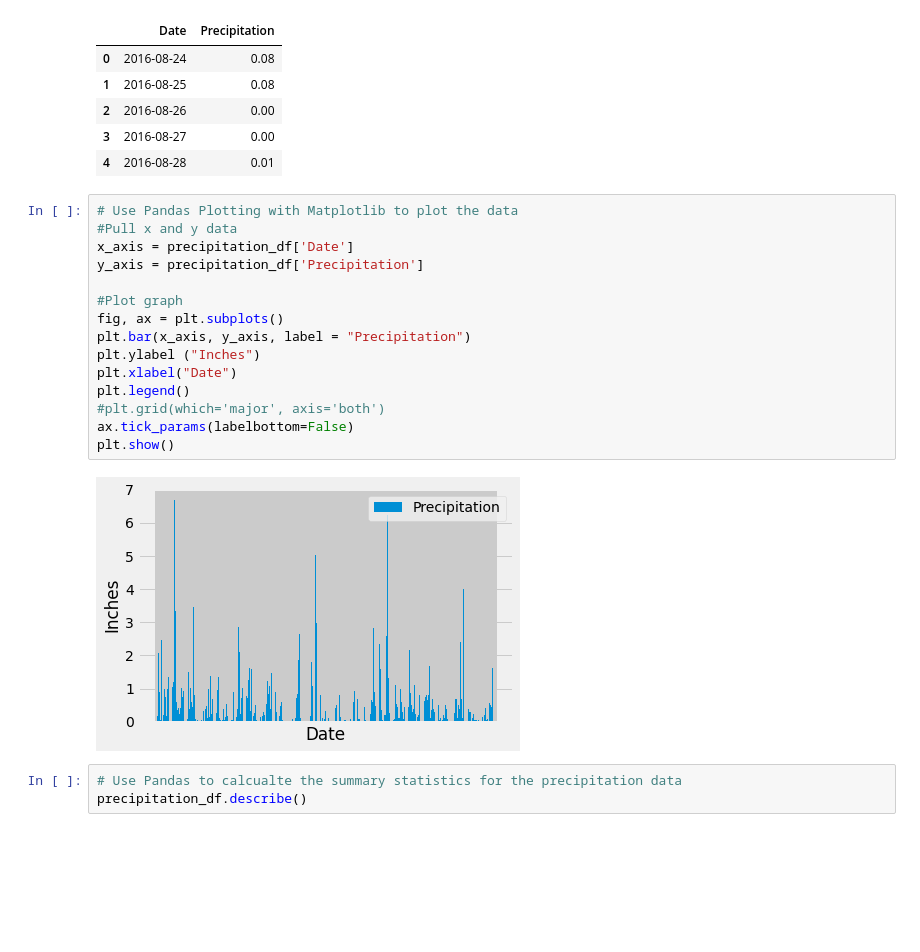
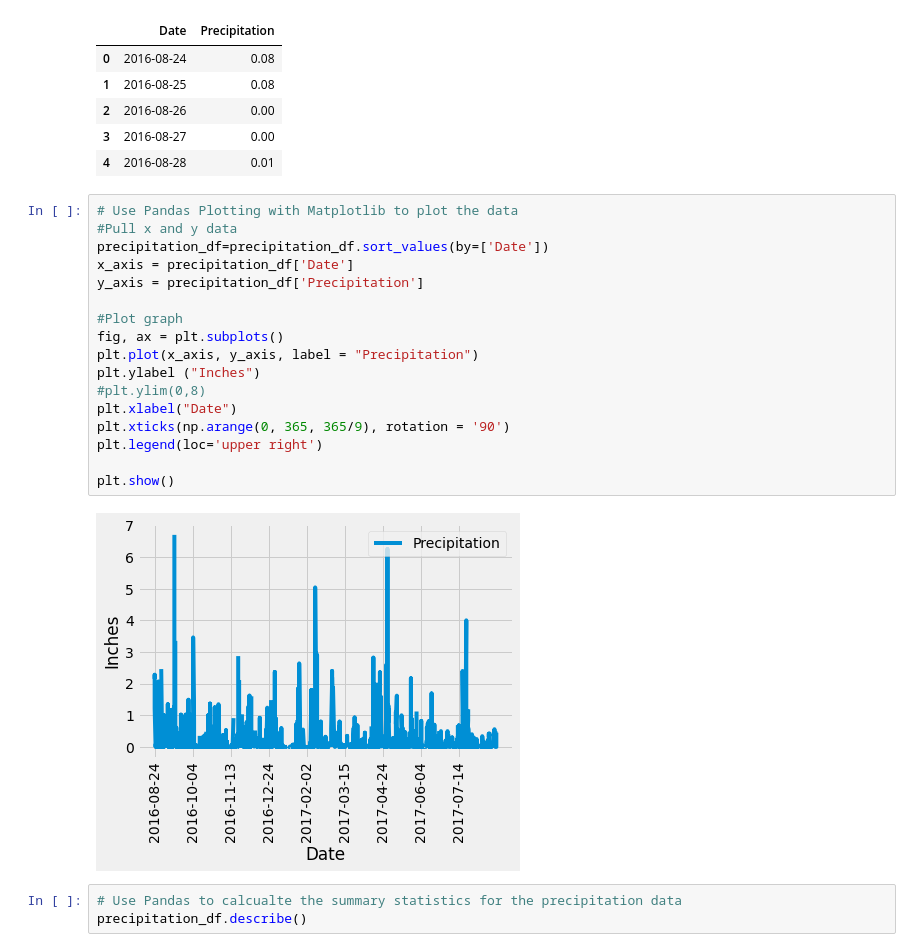
Before and after one commit to coreymcculley/sqlalchemy-challenge, a Jupyter notebook: CM_climate_starter.ipynb, the cells around one changed output. Saved outputs shown, nothing was run; the diff lists cells and outputs as text; blank space fills up the shorter version.

```diff
--- a/CM_climate_starter.ipynb
+++ b/CM_climate_starter.ipynb
@@ -90,20 +90,22 @@ precipitation_df.head()
 # %%
 # Use Pandas Plotting with Matplotlib to plot the data
 #Pull x and y data
+precipitation_df=precipitation_df.sort_values(by=['Date'])
 x_axis = precipitation_df['Date']
 y_axis = precipitation_df['Precipitation']
 
 #Plot graph
 fig, ax = plt.subplots()
-plt.bar(x_axis, y_axis, label = "Precipitation")
+plt.plot(x_axis, y_axis, label = "Precipitation")
 plt.ylabel ("Inches")
+#plt.ylim(0,8)
 plt.xlabel("Date")
-plt.legend()
-#plt.grid(which='major', axis='both')
-ax.tick_params(labelbottom=False)
+plt.xticks(np.arange(0, 365, 365/9), rotation = '90')
+plt.legend(loc='upper right')
+
 plt.show()
 # %% [output]
-[figure, old version]
+[figure, new version]
 # %%
 # Use Pandas to calcualte the summary statistics for the precipitation data
 precipitation_df.describe()
```
Also changed, not shown: parts of 1 cell of this notebook, 1 other file.
